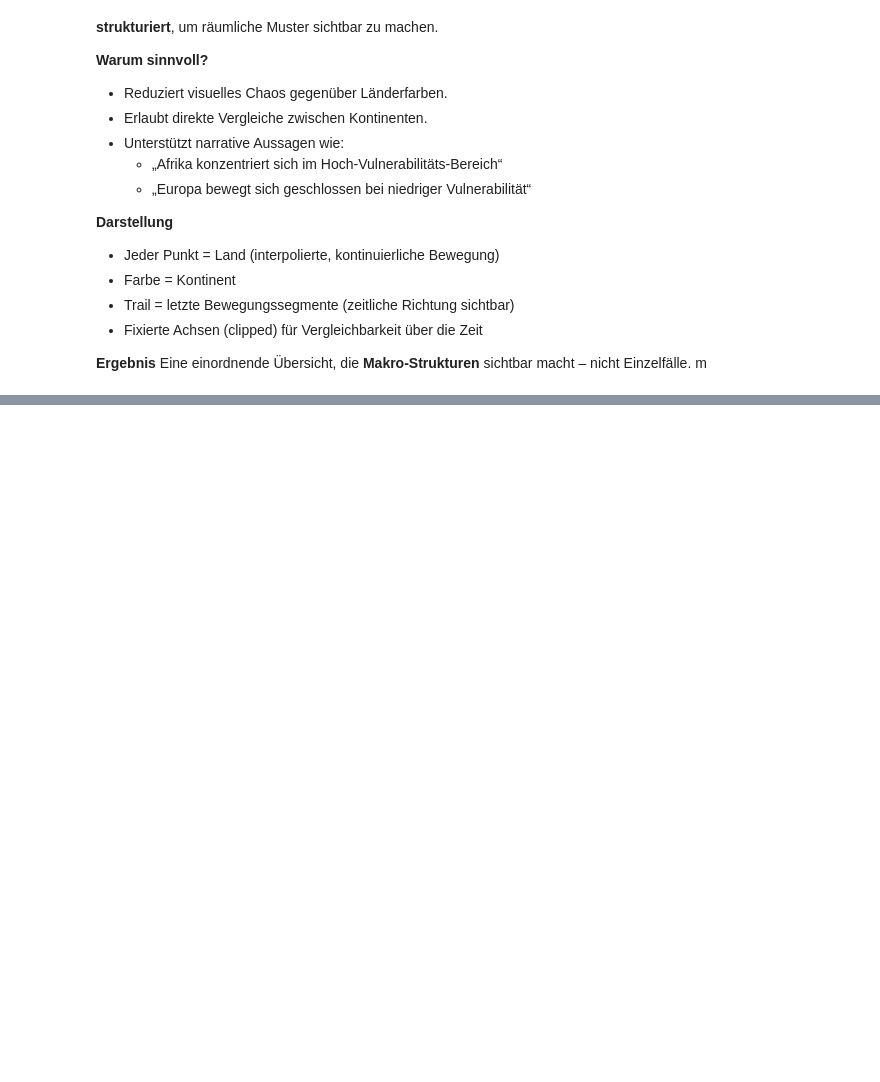
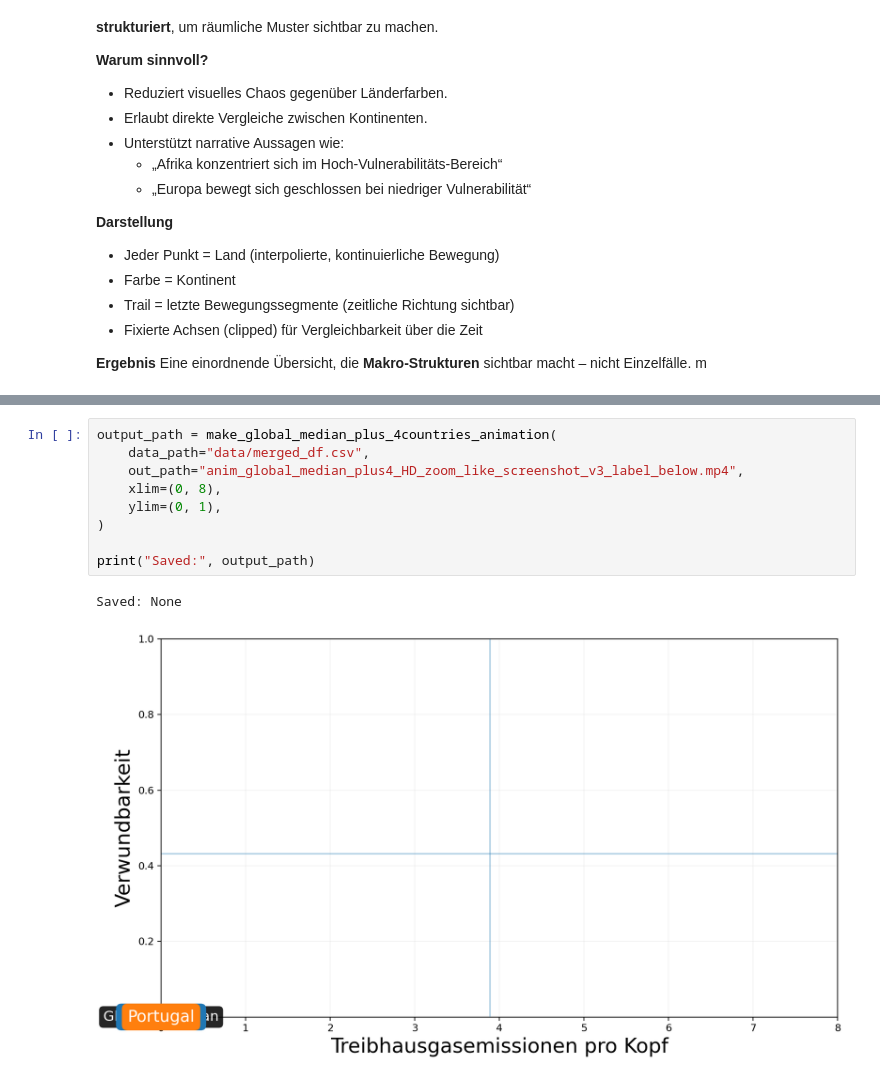
Before and after one commit to damiansze/Climate-Justice, a Jupyter notebook: 05_CGI.ipynb, the cells around one changed output, grey strips where cells are left out. Drawn from its saved outputs; the diff is of its cells as text; blank space fills up the shorter version.

```diff
--- a/05_CGI.ipynb
+++ b/05_CGI.ipynb
@@ -1485,0 +3315,12 @@ m
+# %%
+output_path = make_global_median_plus_4countries_animation(
+    data_path="data/merged_df.csv",
+    out_path="anim_global_median_plus4_HD_zoom_like_screenshot_v3_label_below.mp4",
+    xlim=(0, 8),
+    ylim=(0, 1),
+)
+
+print("Saved:", output_path)
+# %% [output]
+Saved: None
+[figure, added]
```
Also changed, not shown: parts of 16 cells of this notebook, 1 other file.
